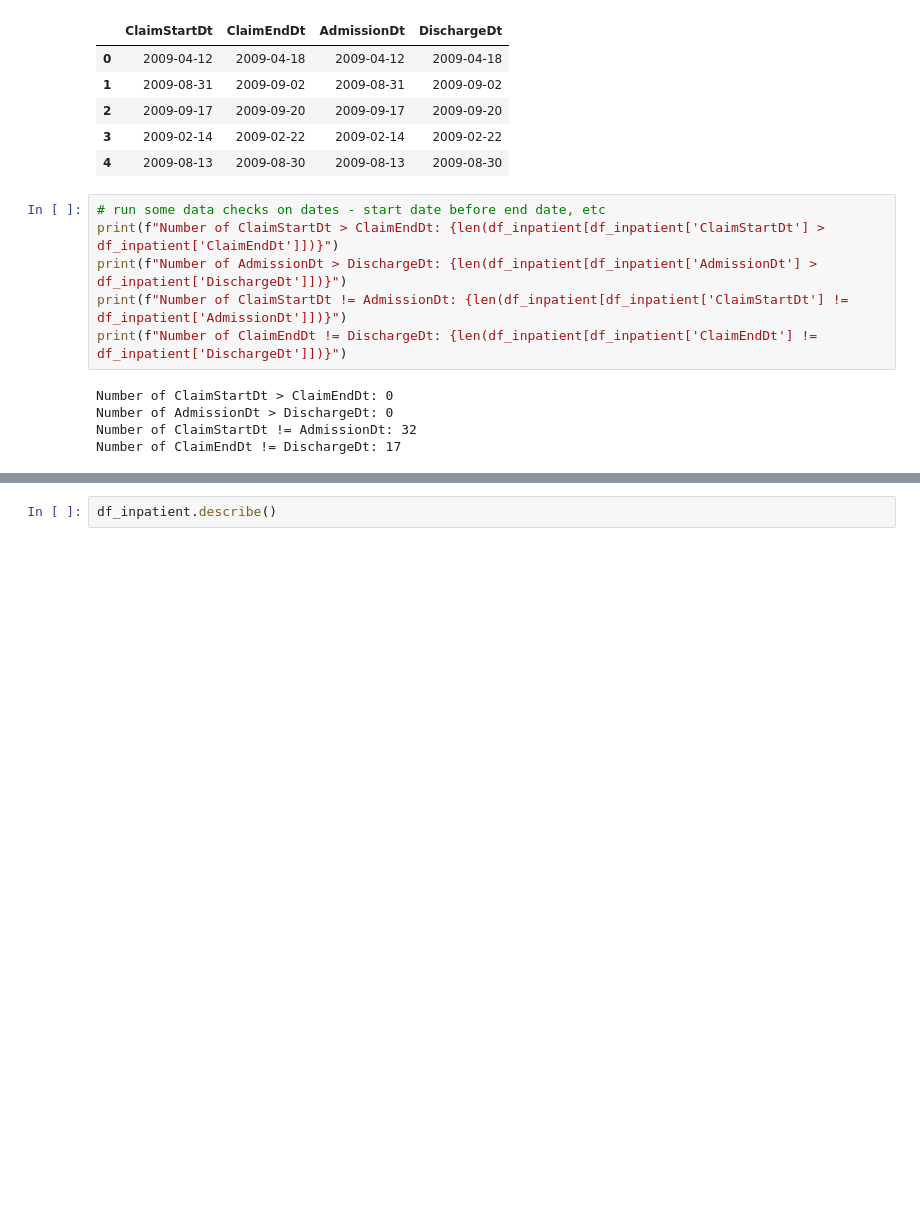
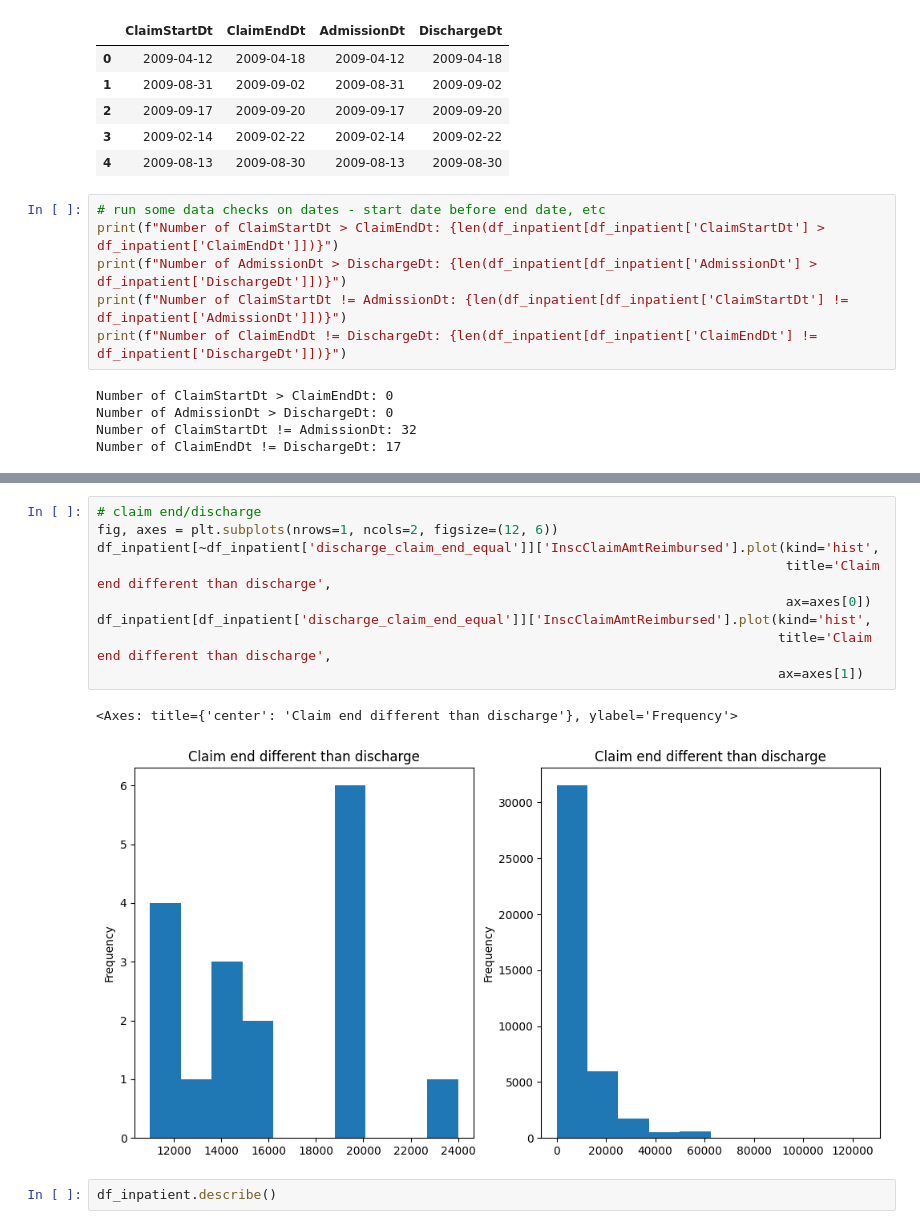
Before and after one commit to bkdevart/health_claims, a Jupyter notebook: health-claims.ipynb, the cells around one changed output, grey strips where cells are left out. Cells and saved outputs as stored; diff of their text form; blank space fills up the shorter version.

```diff
--- a/health-claims.ipynb
+++ b/health-claims.ipynb
@@ -84,3 +80,15 @@ df_inpatient[df_inpatient['ClaimStartDt'] != df_inpatient['AdmissionDt']][date_c
+# %%
+# claim end/discharge
+fig, axes = plt.subplots(nrows=1, ncols=2, figsize=(12, 6))
+df_inpatient[~df_inpatient['discharge_claim_end_equal']]['InscClaimAmtReimbursed'].plot(kind='hist',
+                                                                                        title='Claim end different than discharge',
+                                                                                        ax=axes[0])
+df_inpatient[df_inpatient['discharge_claim_end_equal']]['InscClaimAmtReimbursed'].plot(kind='hist',
+                                                                                       title='Claim end different than discharge',
+                                                                                       ax=axes[1])
+# %% [output]
+<Axes: title={'center': 'Claim end different than discharge'}, ylabel='Frequency'>
+[figure, added]
 # %%
 df_inpatient.describe()
 # %% [output]
```
Also changed, not shown: parts of 3 cells of this notebook.
